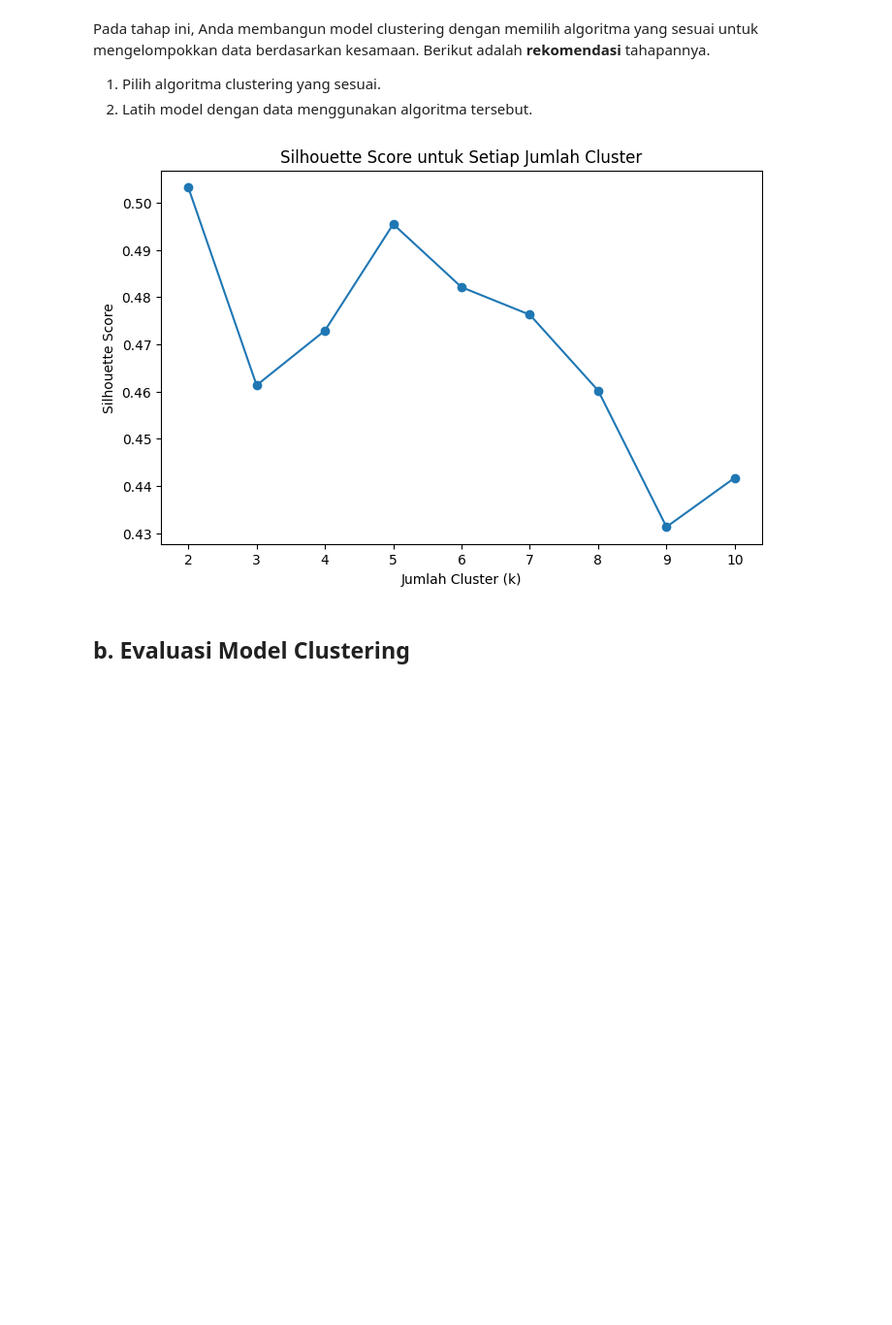
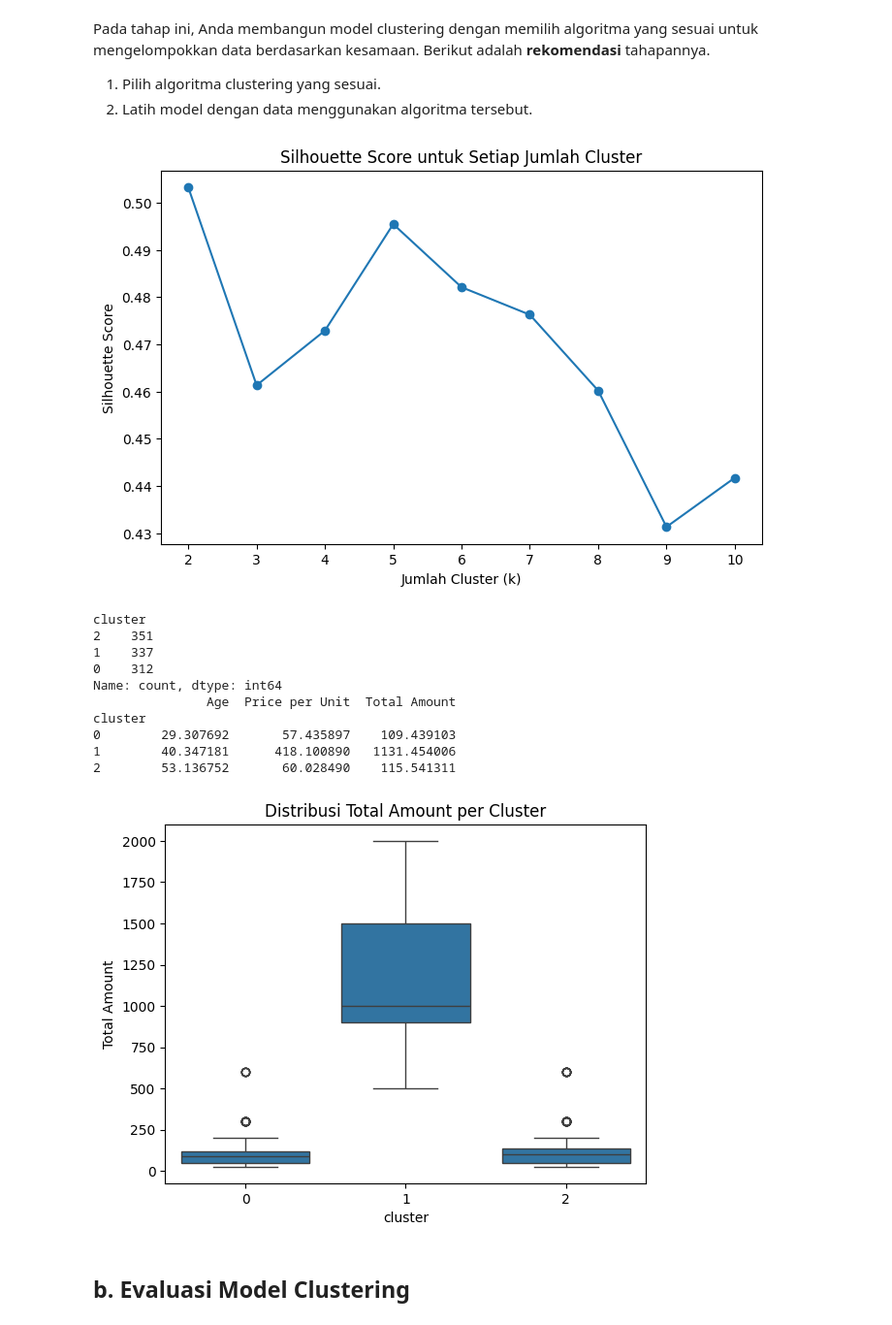
Before and after one commit to whatyuupratama/sub_Proyek-Machine-Learning, a Jupyter notebook: [Clustering]_Submission_Akhir_BMLP_Wahyu Pratama.ipynb, the cells around one changed output. Shown: that part at 97% size. Saved outputs shown, nothing was run; the diff lists cells and outputs as text; code cells hidden in the pictures; blank space fills up the shorter version.

```diff
--- a/[Clustering]_Submission_Akhir_BMLP_Wahyu Pratama.ipynb
+++ b/[Clustering]_Submission_Akhir_BMLP_Wahyu Pratama.ipynb
@@ -36,17 +34,12 @@ Pada tahap ini, Anda perlu memuat dataset ke dalam notebook. Jika dataset dalam
 
 Jika dataset berada di Google Drive, pastikan Anda menghubungkan Google Drive ke Colab terlebih dahulu. Setelah dataset berhasil dimuat, langkah berikutnya adalah memeriksa kesesuaian data dan siap untuk dianalisis lebih lanjut.
 # %%
-#Type your code here
+
 file_path = 'https://raw.githubusercontent.com/whatyuupratama/dataset_retail/refs/heads/main/retail_dataset.csv'
-response = requests.get(file_path, verify=False)
-df = pd.read_csv(StringIO(response.text))
-
-df.head()
+df = pd.read_csv(file_path)
 print(df.info())
 print(df.head())
-
-df.columns
-# print(f"Jumlah baris: {df.shape[0]}")
+print(df.columns)
 # %% [output]
 <class 'pandas.core.frame.DataFrame'>
 RangeIndex: 1000 entries, 0 to 999
@@ -178,25 +149,48 @@ Pada tahap ini, Anda membangun model clustering dengan memilih algoritma yang se
 1. Pilih algoritma clustering yang sesuai.
 2. Latih model dengan data menggunakan algoritma tersebut.
 # %%
-#Type your code here
 silhouette_scores = []
 k_values = range(2, 11)
 
 for k in k_values:
     kmeans = KMeans(n_clusters=k, random_state=42)
     kmeans.fit(df_scaled)
     score = silhouette_score(df_scaled, kmeans.labels_)
     silhouette_scores.append(score)
 
-# Plot silhouette score
 plt.figure(figsize=(8, 5))
 plt.plot(k_values, silhouette_scores, marker='o')
 plt.title('Silhouette Score untuk Setiap Jumlah Cluster')
 plt.xlabel('Jumlah Cluster (k)')
 plt.ylabel('Silhouette Score')
 plt.show()
+
+k_optimal = 3  # Ganti sesuai hasil plot
+kmeans = KMeans(n_clusters=k_optimal, random_state=42)
+kmeans.fit(df_scaled)
+labels = kmeans.labels_
+
+df['cluster'] = labels
+
+print(df['cluster'].value_counts())
+print(df.groupby('cluster')[selected_columns].mean())
+
+sns.boxplot(x='cluster', y='Total Amount', data=df)
+plt.title('Distribusi Total Amount per Cluster')
+plt.show()
 # %% [output]
 [figure]
+cluster
+2    351
+1    337
+0    312
+Name: count, dtype: int64
+               Age  Price per Unit  Total Amount
+cluster
+0        29.307692       57.435897    109.439103
+1        40.347181      418.100890   1131.454006
+2        53.136752       60.028490    115.541311
+[figure, added]
 # %% [markdown]
 ## **b. Evaluasi Model Clustering**
 # %% [markdown]
```
Also changed, not shown: parts of 12 cells of this notebook, 5 other files.
